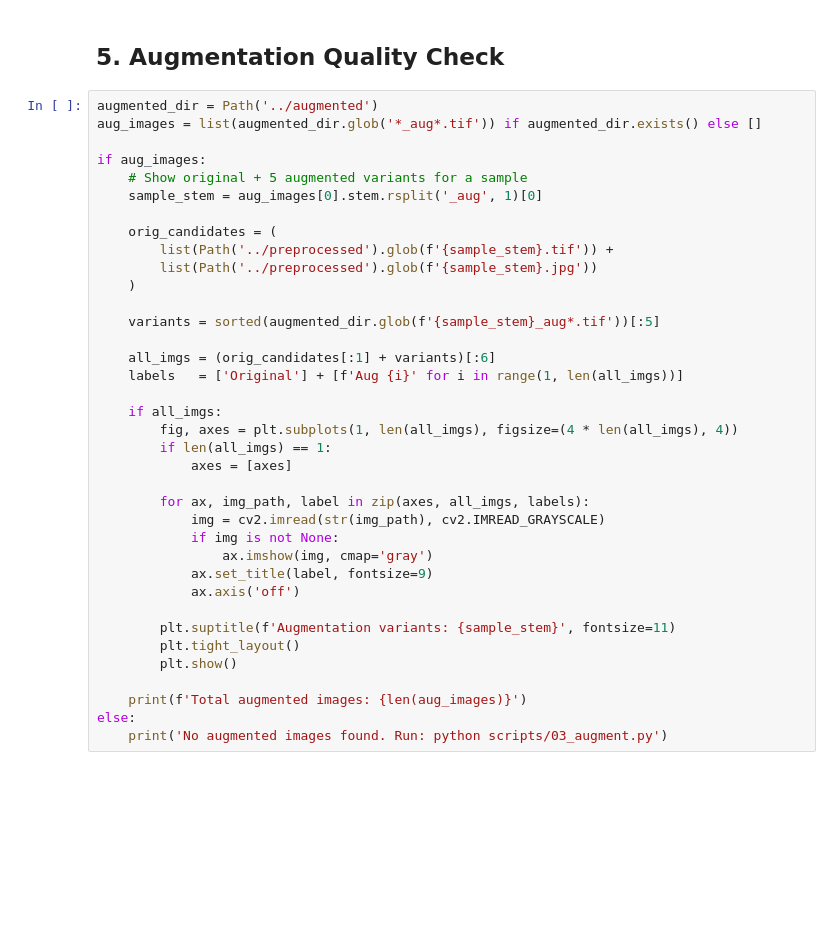
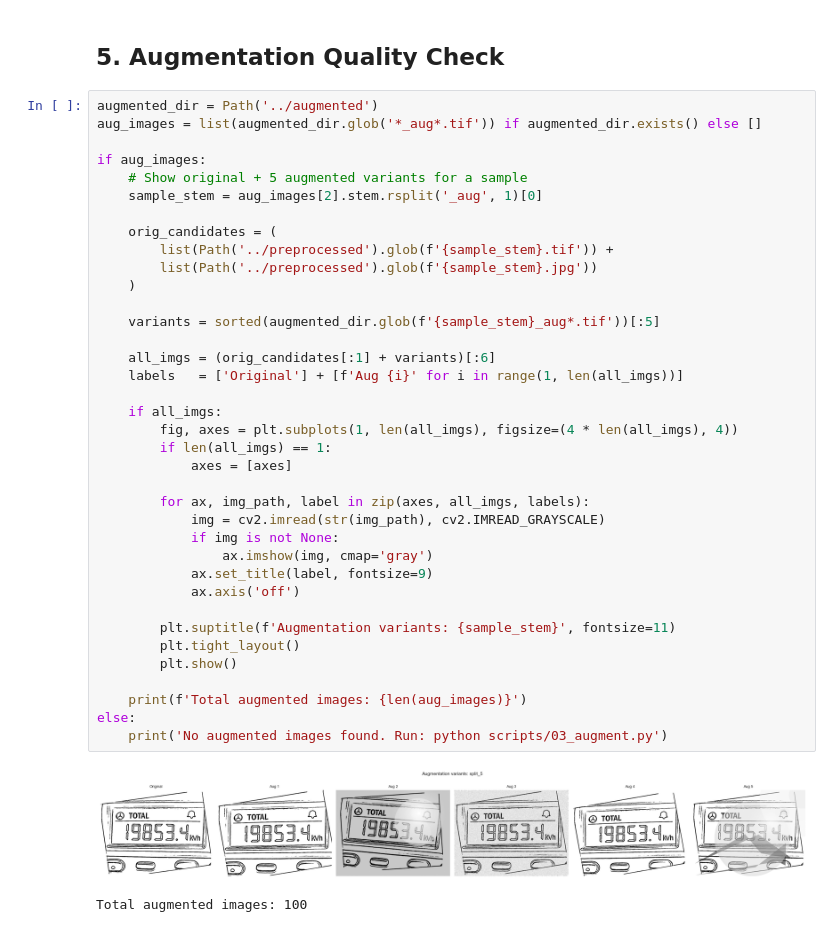
Before and after one commit to purplegeminii/ECG_OCR, a Jupyter notebook: notebooks/ecg_ocr_analysis.ipynb, the cells around one changed output. Saved outputs shown, nothing was run; the diff lists cells and outputs as text; blank space fills up the shorter version.

```diff
--- a/notebooks/ecg_ocr_analysis.ipynb
+++ b/notebooks/ecg_ocr_analysis.ipynb
@@ -224,34 +303,37 @@ aug_images = list(augmented_dir.glob('*_aug*.tif')) if augmented_dir.exists() el
 
 if aug_images:
     # Show original + 5 augmented variants for a sample
-    sample_stem = aug_images[0].stem.rsplit('_aug', 1)[0]
+    sample_stem = aug_images[2].stem.rsplit('_aug', 1)[0]
 
     orig_candidates = (
         list(Path('../preprocessed').glob(f'{sample_stem}.tif')) +
         list(Path('../preprocessed').glob(f'{sample_stem}.jpg'))
     )
 
     variants = sorted(augmented_dir.glob(f'{sample_stem}_aug*.tif'))[:5]
 
     all_imgs = (orig_candidates[:1] + variants)[:6]
     labels   = ['Original'] + [f'Aug {i}' for i in range(1, len(all_imgs))]
 
     if all_imgs:
         fig, axes = plt.subplots(1, len(all_imgs), figsize=(4 * len(all_imgs), 4))
         if len(all_imgs) == 1:
             axes = [axes]
 
         for ax, img_path, label in zip(axes, all_imgs, labels):
             img = cv2.imread(str(img_path), cv2.IMREAD_GRAYSCALE)
             if img is not None:
                 ax.imshow(img, cmap='gray')
             ax.set_title(label, fontsize=9)
             ax.axis('off')
 
         plt.suptitle(f'Augmentation variants: {sample_stem}', fontsize=11)
         plt.tight_layout()
         plt.show()
 
     print(f'Total augmented images: {len(aug_images)}')
 else:
     print('No augmented images found. Run: python scripts/03_augment.py')
+# %% [output]
+[figure, added]
+Total augmented images: 100
```
Also changed, not shown: parts of 5 cells of this notebook, 4 other files.
